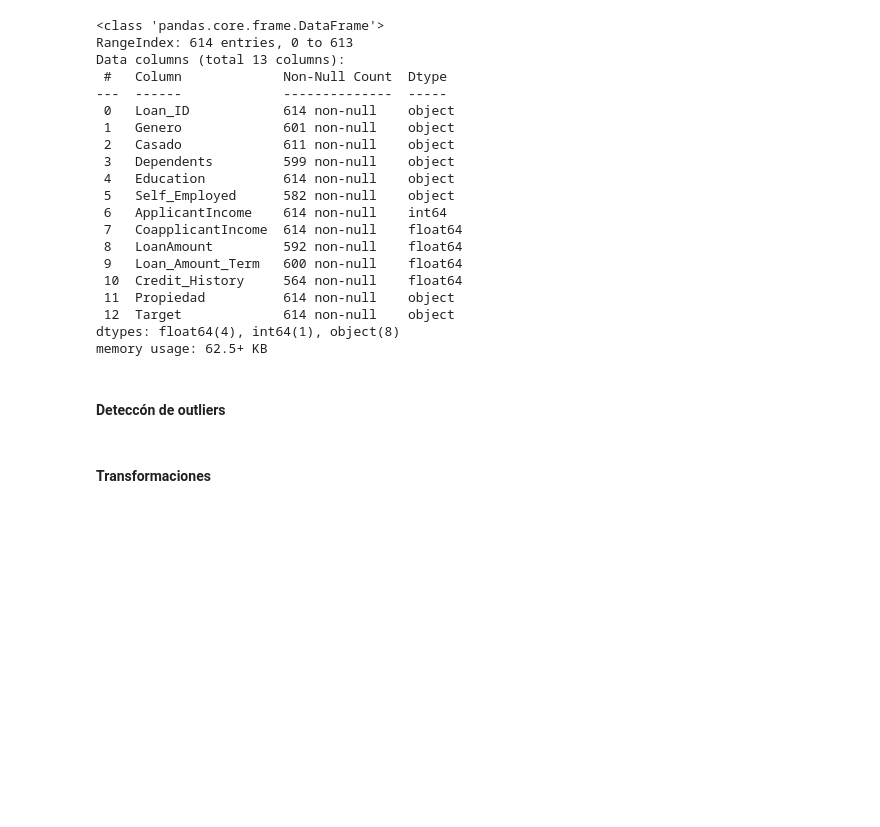
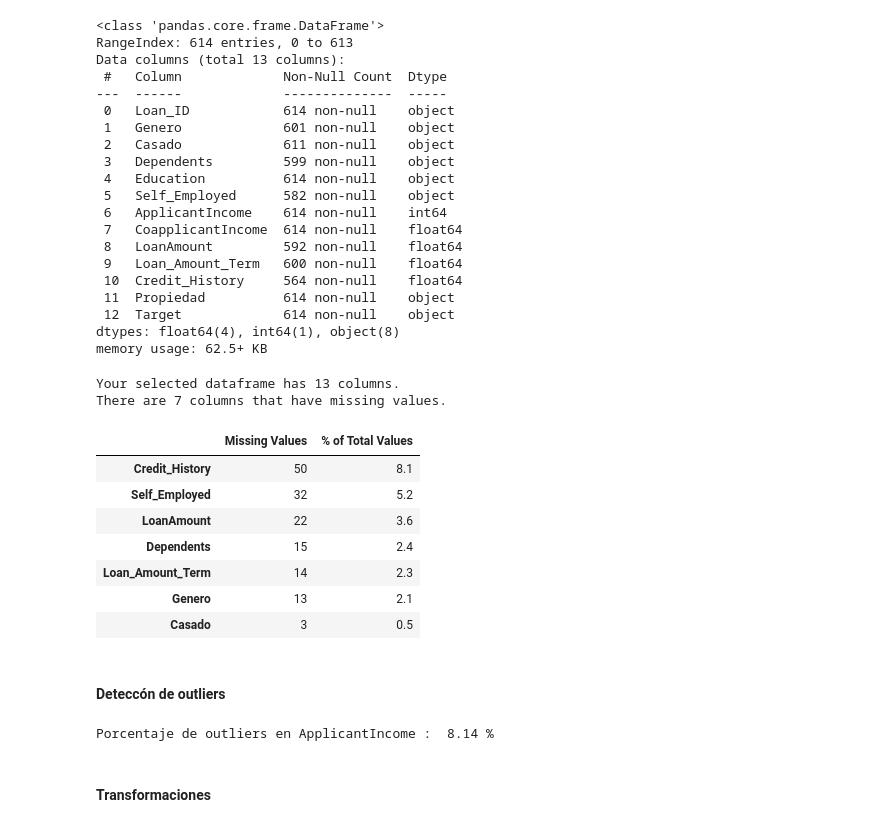
Before and after one commit to carlosrondanp/Python-NaylampUNI, a Jupyter notebook: Clase 2 - Python.ipynb, the cells around one changed output. Cells and saved outputs as stored; diff of their text form; code cells hidden in the pictures; blank space fills up the shorter version.

```diff
--- a/Clase 2 - Python.ipynb
+++ b/Clase 2 - Python.ipynb
@@ -671,5 +923,32 @@ Data columns (total 13 columns):
  12  Target             614 non-null    object
 dtypes: float64(4), int64(1), object(8)
 memory usage: 62.5+ KB
+# %%
+def valores_nulos(df):
+        mis_val = df.isnull().sum()
+        mis_val_percent = 100 * df.isnull().sum() / len(df)
+        mis_val_table = pd.concat([mis_val, mis_val_percent], axis=1)
+        mis_val_table_ren_columns = mis_val_table.rename(
+        columns = {0 : 'Missing Values', 1 : '% of Total Values'})
+        mis_val_table_ren_columns = mis_val_table_ren_columns[
+            mis_val_table_ren_columns.iloc[:,1] != 0].sort_values(
+        '% of Total Values', ascending=False).round(1)
+        print ("Your selected dataframe has " + str(df.shape[1]) + " columns.\n"
+            "There are " + str(mis_val_table_ren_columns.shape[0]) +
+              " columns that have missing values.")
+        return mis_val_table_ren_columns
+# %%
+valores_nulos(df)
+# %% [output]
+Your selected dataframe has 13 columns.
+There are 7 columns that have missing values.
+|  | Missing Values | % of Total Values |
+| Credit_History | 50 | 8.1 |
+| Self_Employed | 32 | 5.2 |
+| LoanAmount | 22 | 3.6 |
+| Dependents | 15 | 2.4 |
+| Loan_Amount_Term | 14 | 2.3 |
+| Genero | 13 | 2.1 |
+| Casado | 3 | 0.5 |
 # %% [markdown]
 #### Deteccón de outliers
@@ -676,2 +965,6 @@ memory usage: 62.5+ KB
+# %%
+porcentaje_outlier(df,'ApplicantIncome')
+# %% [output]
+Porcentaje de outliers en ApplicantIncome :  8.14 %
 # %% [markdown]
 #### Transformaciones
```
Also changed, not shown: parts of 45 cells of this notebook.
